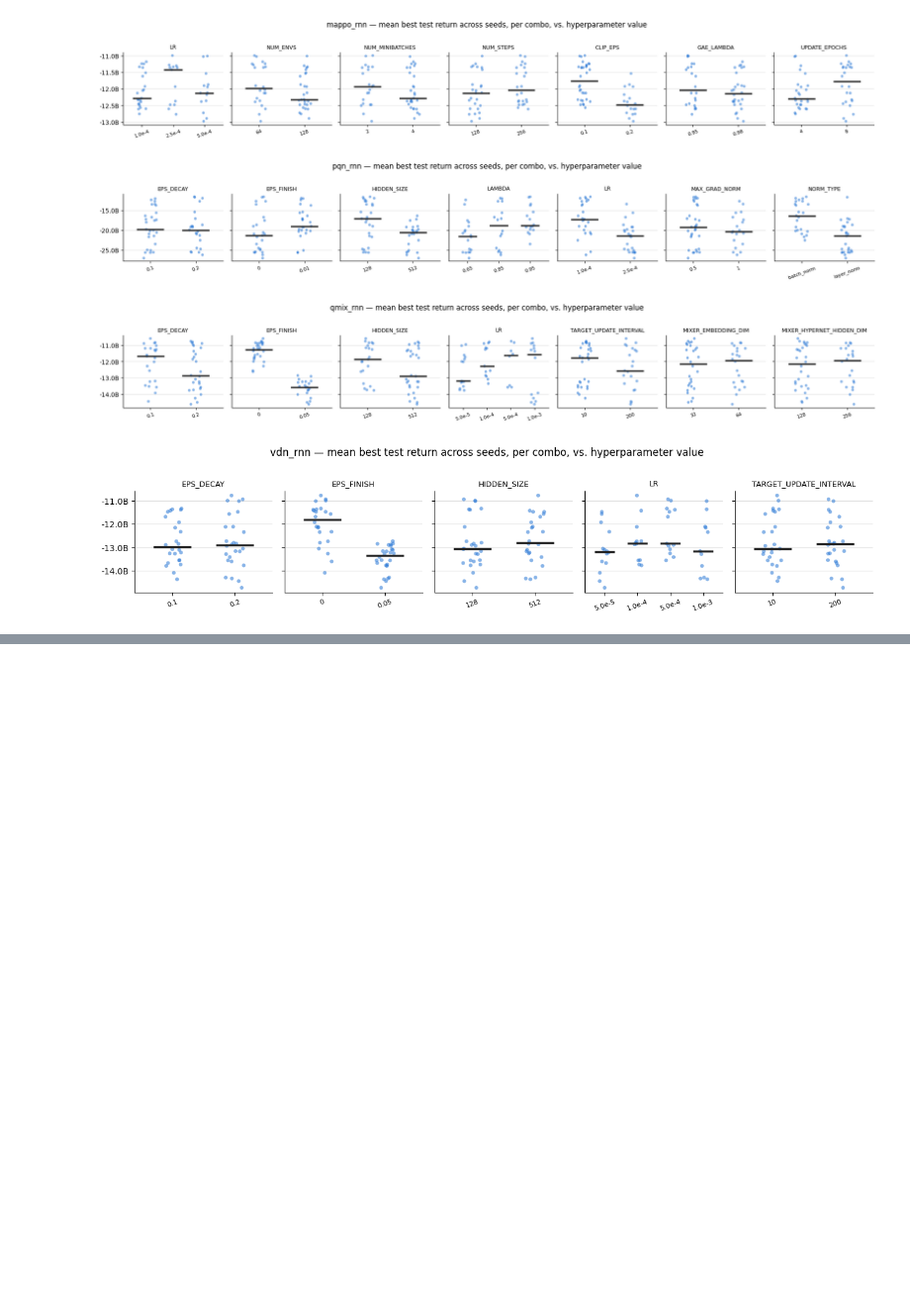
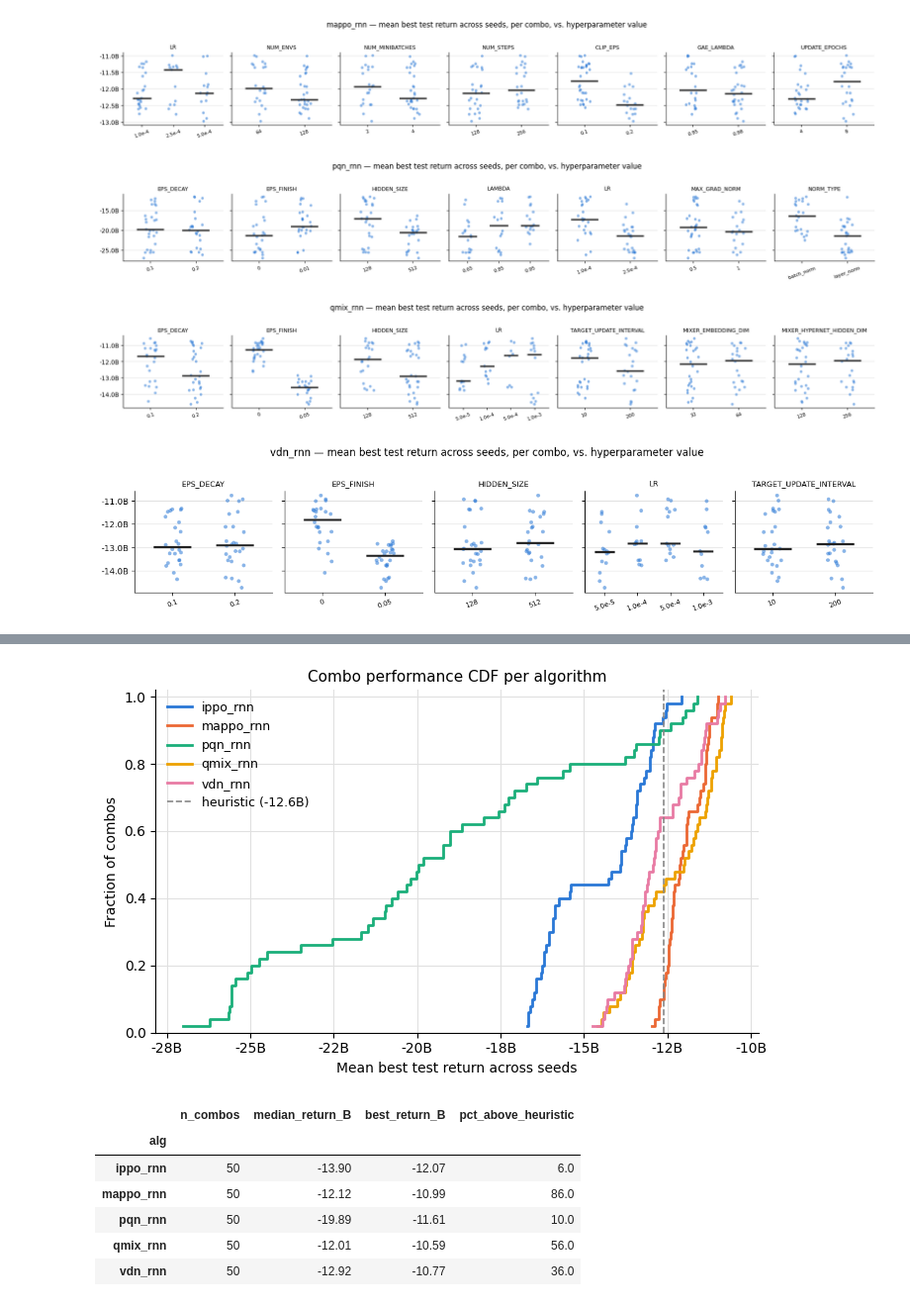
Before and after one commit to AI-for-Infrastructure-Management/imp-act-JaxMARL, a Jupyter notebook: evaluation/hyperparameter_tuning_analysis.ipynb, the cells around one changed output, grey strips where cells are left out. Shown at 99% size. Saved outputs shown, nothing was run; the diff lists cells and outputs as text; code cells hidden in the pictures; blank space fills up the shorter version.

Commit message:
Add CDF analysis of hyperparameter combos

```diff
--- a/evaluation/hyperparameter_tuning_analysis.ipynb
+++ b/evaluation/hyperparameter_tuning_analysis.ipynb
@@ -767,0 +779,74 @@ for alg, alg_df in combo_hp_df.groupby("alg"):
+# %%
+# Self-contained: needs only `runs_df` from the pull cell.
+import numpy as np
+from matplotlib.ticker import FuncFormatter
+
+CDF_SEED_AGG = "mean"  # pool best_test_return across a combo's seeds: "mean" | "median"
+CDF_BASELINE = -12.6e9  # heuristic baseline return, as in the plots above
+
+# Fixed hue per algorithm, assigned by name and never by rank, so a curve keeps
+# its colour when the set of algorithms changes.
+ALG_COLORS = ["#2a78d6", "#eb6834", "#1baf7a", "#eda100", "#e87ba4", "#008300"]
+CDF_BASELINE_COLOR = "#888888"
+
+# One score per combo. Keyed by (alg, combo_id) alone: an algorithm's sweep can
+# be split across projects, but its combo_ids stay disjoint.
+combo_scores = (
+    runs_df.groupby(["alg", "combo_id"])["best_test_return"]
+    .agg(CDF_SEED_AGG)
+    .reset_index()
+)
+cdf_algs = sorted(combo_scores["alg"].unique())
+alg_color = {alg: ALG_COLORS[i % len(ALG_COLORS)] for i, alg in enumerate(cdf_algs)}
+
+fig, ax = plt.subplots(figsize=(7.0, 4.4))
+
+summary_rows = []
+for alg in cdf_algs:
+    scores = np.sort(
+        combo_scores.loc[combo_scores["alg"] == alg, "best_test_return"].to_numpy()
+    )
+    cdf = np.arange(1, len(scores) + 1) / len(scores)
+    ax.step(scores, cdf, where="post", color=alg_color[alg], linewidth=2, label=alg)
+    summary_rows.append(
+        {
+            "alg": alg,
+            "n_combos": len(scores),
+            "median_return_B": np.median(scores) / 1e9,
+            "best_return_B": scores[-1] / 1e9,
+            "pct_above_heuristic": (scores > CDF_BASELINE).mean() * 100,
+        }
+    )
+
+ax.axvline(
+    CDF_BASELINE,
+    color=CDF_BASELINE_COLOR,
+    linestyle="--",
+    linewidth=1.2,
+    label=f"heuristic ({CDF_BASELINE / 1e9:.1f}B)",
+)
+
+ax.xaxis.set_major_formatter(FuncFormatter(lambda v, _: f"{v / 1e9:,.0f}B"))
+ax.set_xlabel(f"{CDF_SEED_AGG.title()} best test return across seeds")
+ax.set_ylabel("Fraction of combos")
+ax.set_ylim(0, 1.02)
+ax.set_title("Combo performance CDF per algorithm", fontsize=11)
+ax.grid(True, color="#e0e0e0", linewidth=0.8)
+ax.set_axisbelow(True)
+for spine in ("top", "right"):
+    ax.spines[spine].set_visible(False)
+ax.legend(fontsize=9, loc="upper left", frameon=False)
+
+fig.tight_layout()
+plt.show()
+
+display(pd.DataFrame(summary_rows).set_index("alg").round(2))
+# %% [output]
+[figure, added]
+|  | n_combos | median_return_B | best_return_B | pct_above_heuristic |
+| alg |  |  |  |  |
+| ippo_rnn | 50 | -13.90 | -12.07 | 6.0 |
+| mappo_rnn | 50 | -12.12 | -10.99 | 86.0 |
+| pqn_rnn | 50 | -19.89 | -11.61 | 10.0 |
+| qmix_rnn | 50 | -12.01 | -10.59 | 56.0 |
+| vdn_rnn | 50 | -12.92 | -10.77 | 36.0 |
```
Also changed, not shown: parts of 4 cells of this notebook.
